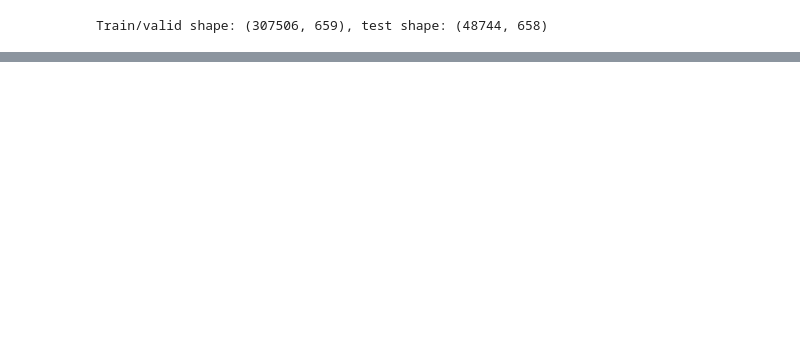
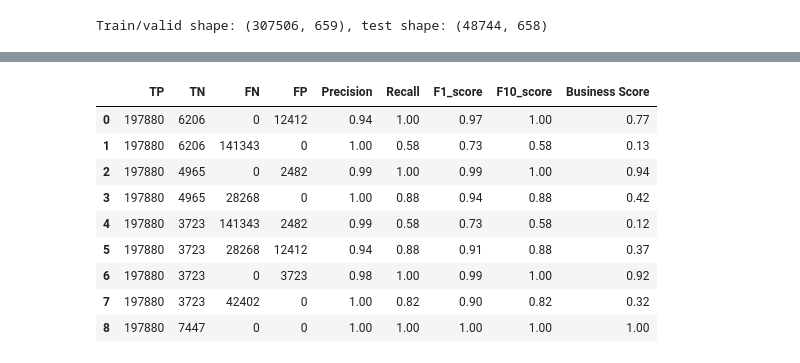
Before and after one commit to jeromelegal/Projet_07_OCR_Data_Scientist, a Jupyter notebook: notebooks/0_MLFlow_environment.ipynb, the cells around one changed output, grey strips where cells are left out. Cells and saved outputs as stored; diff of their text form; code cells hidden in the pictures; blank space fills up the shorter version.

Commit message:
-Adding modules folder with "functions" file (.py) -In notebook : 0_MLFlow_environment : adding "etape 3" => business score stategy and calculate

```diff
--- a/notebooks/0_MLFlow_environment.ipynb
+++ b/notebooks/0_MLFlow_environment.ipynb
@@ -1717,0 +1834,3 @@ Train/valid shape: (307506, 659), test shape: (48744, 658)
+# %%
+total_target_1 = 282686  # for TN and FP
+total_target_0 = 24825   # for TP and FN
@@ -1717,0 +1849,76 @@ Train/valid shape: (307506, 659), test shape: (48744, 658)
+# %%
+critical_values = []
+for values in critical_values_percentages:
+    critical_values.append({
+        "TP": int(values["TP"] * total_target_1),
+        "TN": int(values["TN"] * total_target_0),
+        "FN": int(values["FN"] * total_target_1),
+        "FP": int(values["FP"] * total_target_0)
+    })
+# %%
+# functions provided
+def precision(TP, FP):
+    return round(TP / (TP + FP) if (TP + FP) != 0 else 0, 2)
+
+def recall(TP, FN):
+    return round(TP / (TP + FN) if (TP + FN) != 0 else 0, 2)
+
+def fb_score(b, precision, recall):
+    return round((1 + b**2) * ((precision * recall) /
+                            ((b**2 * precision) + recall))
+                 if ((b**2 * precision) + recall) != 0 else 0, 2)
+
+def business_score(TN, TP, FP, FN, v=5, w=10):
+    score_brut = TN + TP - (v * FP) - (w * FN)
+    score_min = - (v * FP + w * FN)
+    score_max = TN + TP
+
+    # normalization into [0, 1]
+    if score_max == score_min:
+        score_normalized = 0
+    else:
+        score_normalized = (score_brut - score_min) / (score_max - score_min)
+
+    return round(score_normalized, 2)
+
+# dataFrame to store results
+results = []
+
+# calculate metric
+for values in critical_values:
+    TP = values["TP"]
+    TN = values["TN"]
+    FN = values["FN"]
+    FP = values["FP"]
+
+    # Calculate metrics
+    prec = precision(TP, FP)
+    rec = recall(TP, FN)
+    fb2 = fb_score(1, prec, rec)
+    fb10 = fb_score(10, prec, rec)
+    bs = business_score(TN, TP, FP, FN)
+
+    # Append results
+    results.append({
+        "TP": TP, "TN": TN, "FN": FN, "FP": FP,
+        "Precision": prec, "Recall": rec,
+        "F1_score": fb2, "F10_score": fb10, "Business Score": bs
+    })
+
+# Create DataFrame from results
+df_results = pd.DataFrame(results)
+
+# Display options for a larger output
+pd.set_option('display.max_rows', 70)
+df_results
+# %% [output]
+|  | TP | TN | FN | FP | Precision | Recall | F1_score | F10_score | Business Score |
+| 0 | 197880 | 6206 | 0 | 12412 | 0.94 | 1.00 | 0.97 | 1.00 | 0.77 |
+| 1 | 197880 | 6206 | 141343 | 0 | 1.00 | 0.58 | 0.73 | 0.58 | 0.13 |
+| 2 | 197880 | 4965 | 0 | 2482 | 0.99 | 1.00 | 0.99 | 1.00 | 0.94 |
+| 3 | 197880 | 4965 | 28268 | 0 | 1.00 | 0.88 | 0.94 | 0.88 | 0.42 |
+| 4 | 197880 | 3723 | 141343 | 2482 | 0.99 | 0.58 | 0.73 | 0.58 | 0.12 |
+| 5 | 197880 | 3723 | 28268 | 12412 | 0.94 | 0.88 | 0.91 | 0.88 | 0.37 |
+| 6 | 197880 | 3723 | 0 | 3723 | 0.98 | 1.00 | 0.99 | 1.00 | 0.92 |
+| 7 | 197880 | 3723 | 42402 | 0 | 1.00 | 0.82 | 0.90 | 0.82 | 0.32 |
+| 8 | 197880 | 7447 | 0 | 0 | 1.00 | 1.00 | 1.00 | 1.00 | 1.00 |
```
Also changed, not shown: parts of 45 cells of this notebook, 2 other files.
